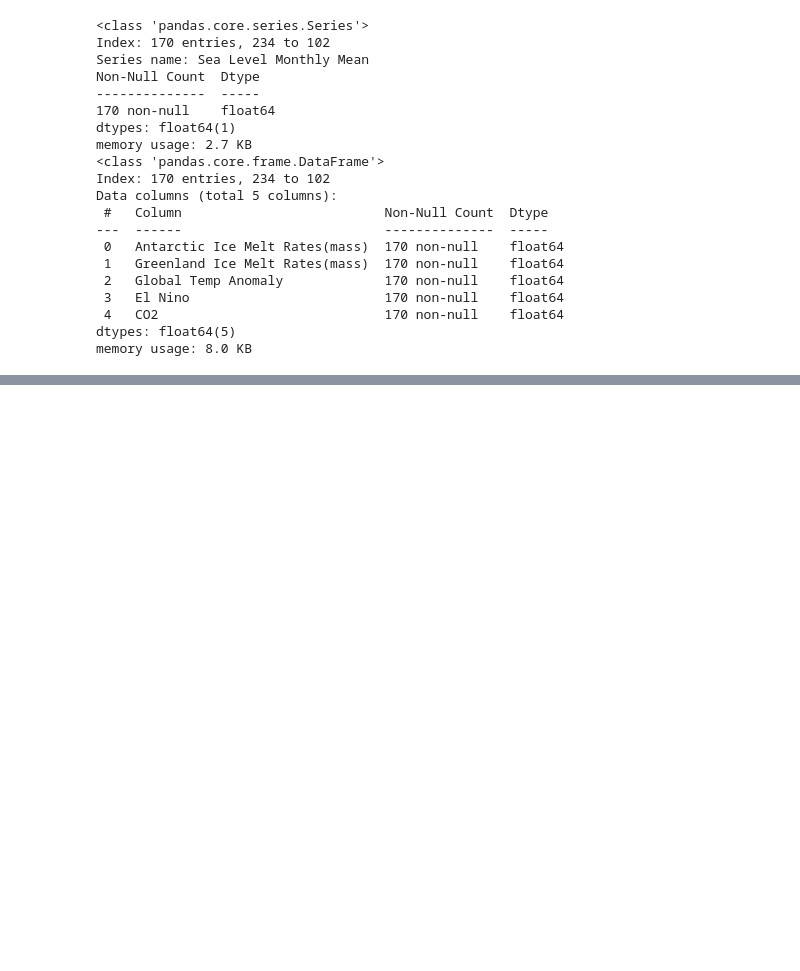
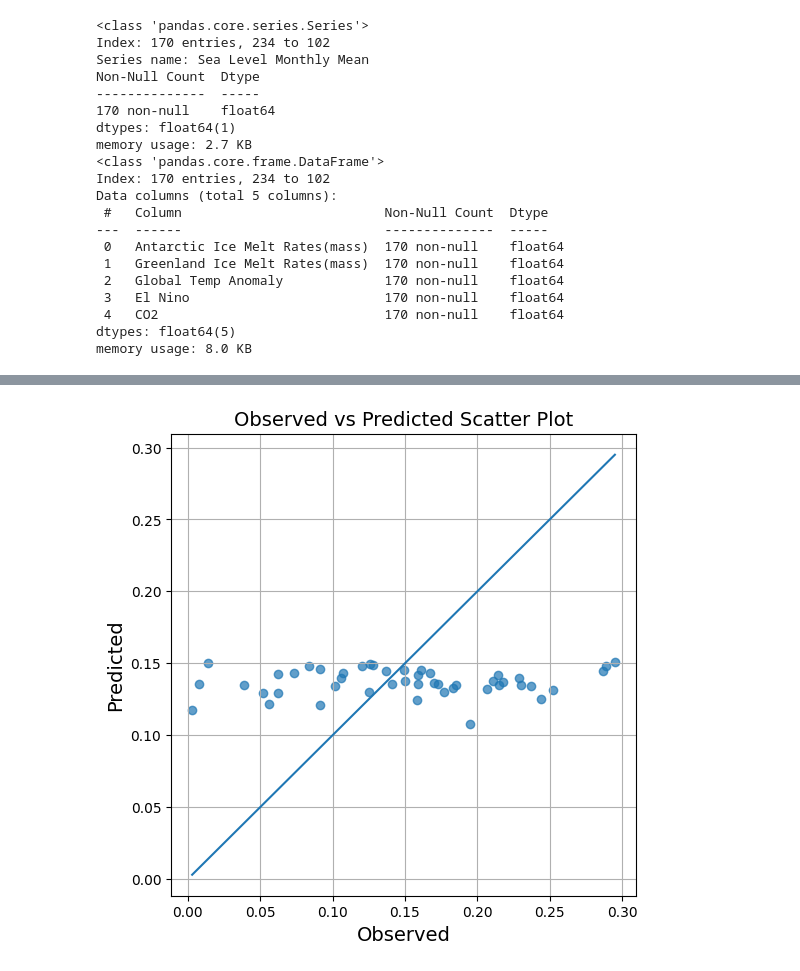
Before and after one commit to ellenyifang2011/sea_level, a Jupyter notebook: src/rf_hyperparameter.ipynb, the cells around one changed output, grey strips where cells are left out. Saved outputs shown, nothing was run; the diff lists cells and outputs as text; code cells hidden in the pictures; blank space fills up the shorter version.

```diff
--- a/src/rf_hyperparameter.ipynb
+++ b/src/rf_hyperparameter.ipynb
@@ -262,0 +433,18 @@ memory usage: 8.0 KB
+# %%
+plt.figure(figsize=(6,6))
+
+plt.scatter(y_test, y_test_pred, alpha=0.7)
+
+# 45-degree reference line
+min_val = min(y_test.min(), y_test_pred.min())
+max_val = max(y_test.max(), y_test_pred.max())
+plt.plot([min_val, max_val], [min_val, max_val])
+
+plt.xlabel("Observed")
+plt.ylabel("Predicted")
+plt.title("Observed vs Predicted Scatter Plot")
+plt.grid(True)
+
+plt.show()
+# %% [output]
+[figure, added]
```
Also changed, not shown: parts of 13 cells of this notebook.
